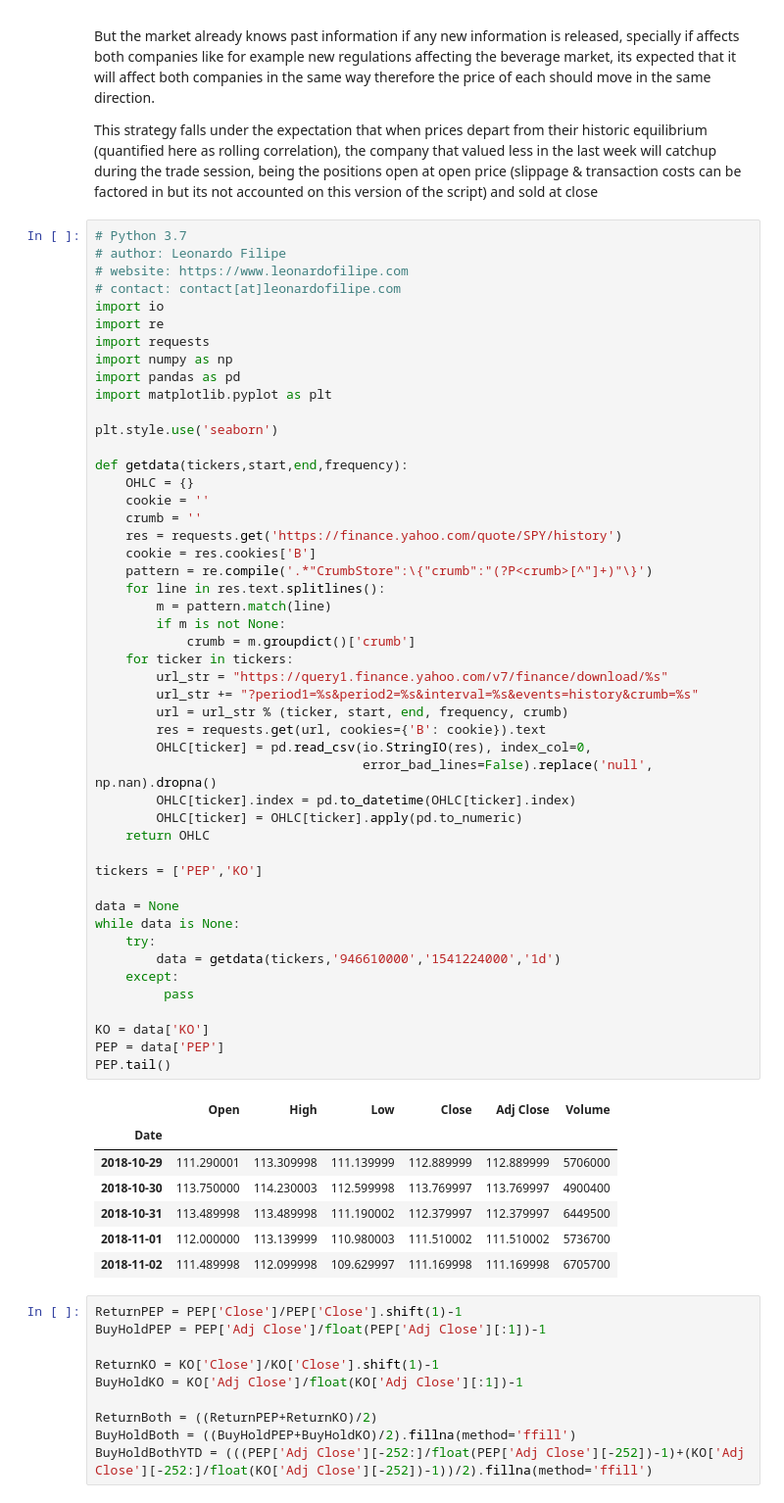
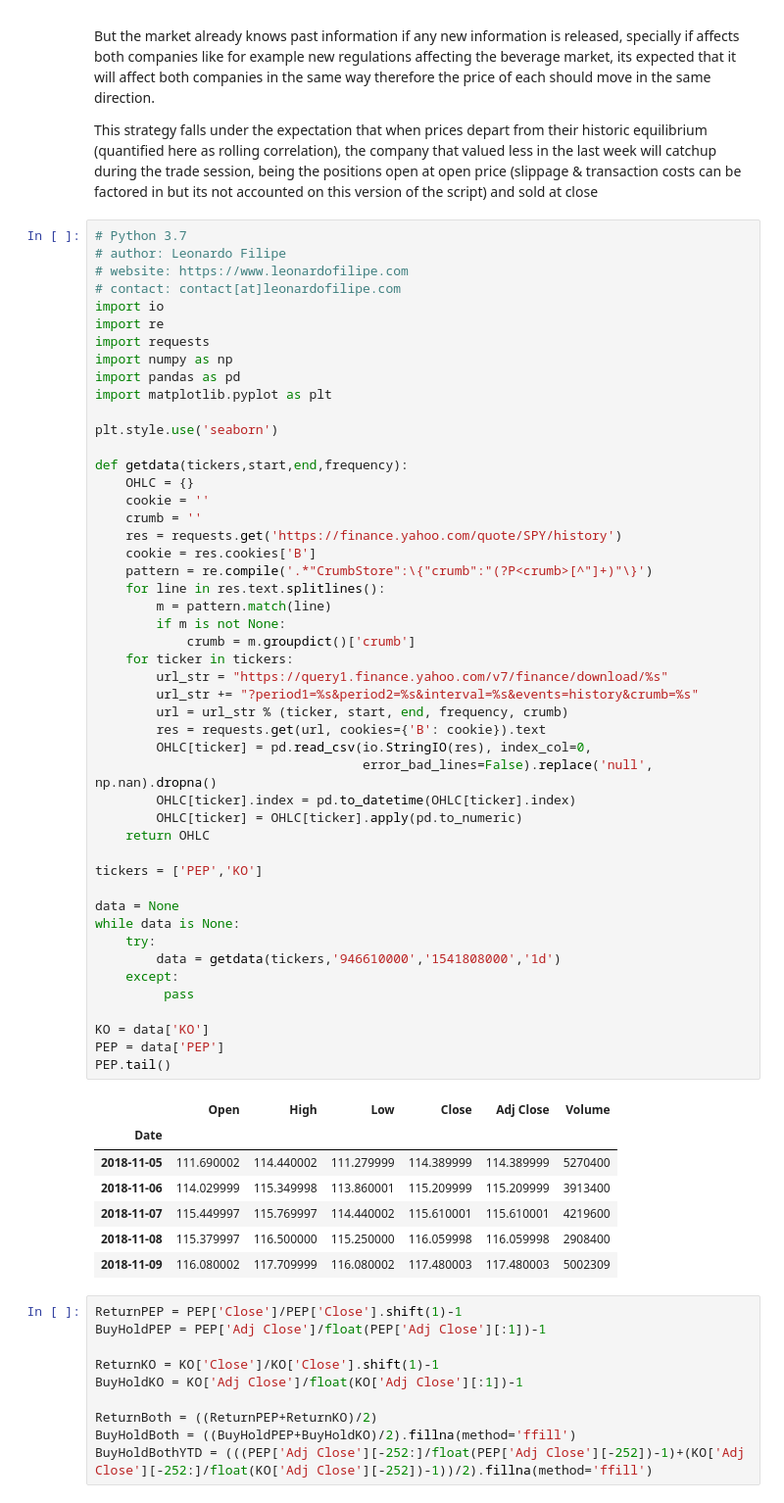
Before and after one commit to LongOnly/Quantitative-Notebooks, a Jupyter notebook: PairsTrading.ipynb, the cells around one changed output. Shown at 98% size. Drawn from its saved outputs; the diff is of its cells as text.

```diff
--- a/PairsTrading.ipynb
+++ b/PairsTrading.ipynb
@@ -27,39 +27,39 @@ def getdata(tickers,start,end,frequency):
     pattern = re.compile('.*"CrumbStore":\{"crumb":"(?P<crumb>[^"]+)"\}')
     for line in res.text.splitlines():
         m = pattern.match(line)
         if m is not None:
             crumb = m.groupdict()['crumb']
     for ticker in tickers:
         url_str = "https://query1.finance.yahoo.com/v7/finance/download/%s"
         url_str += "?period1=%s&period2=%s&interval=%s&events=history&crumb=%s"
         url = url_str % (ticker, start, end, frequency, crumb)
         res = requests.get(url, cookies={'B': cookie}).text
         OHLC[ticker] = pd.read_csv(io.StringIO(res), index_col=0,
                                    error_bad_lines=False).replace('null', np.nan).dropna()
         OHLC[ticker].index = pd.to_datetime(OHLC[ticker].index)
         OHLC[ticker] = OHLC[ticker].apply(pd.to_numeric)
     return OHLC
 
 tickers = ['PEP','KO']
 
 data = None
 while data is None:
     try:
-        data = getdata(tickers,'946610000','1541224000','1d')
+        data = getdata(tickers,'946610000','1541808000','1d')
     except:
          pass
 
 KO = data['KO']
 PEP = data['PEP']
 PEP.tail()
 # %% [output]
 |  | Open | High | Low | Close | Adj Close | Volume |
 | Date |  |  |  |  |  |  |
-| 2018-10-29 | 111.290001 | 113.309998 | 111.139999 | 112.889999 | 112.889999 | 5706000 |
-| 2018-10-30 | 113.750000 | 114.230003 | 112.599998 | 113.769997 | 113.769997 | 4900400 |
-| 2018-10-31 | 113.489998 | 113.489998 | 111.190002 | 112.379997 | 112.379997 | 6449500 |
-| 2018-11-01 | 112.000000 | 113.139999 | 110.980003 | 111.510002 | 111.510002 | 5736700 |
-| 2018-11-02 | 111.489998 | 112.099998 | 109.629997 | 111.169998 | 111.169998 | 6705700 |
+| 2018-11-05 | 111.690002 | 114.440002 | 111.279999 | 114.389999 | 114.389999 | 5270400 |
+| 2018-11-06 | 114.029999 | 115.349998 | 113.860001 | 115.209999 | 115.209999 | 3913400 |
+| 2018-11-07 | 115.449997 | 115.769997 | 114.440002 | 115.610001 | 115.610001 | 4219600 |
+| 2018-11-08 | 115.379997 | 116.500000 | 115.250000 | 116.059998 | 116.059998 | 2908400 |
+| 2018-11-09 | 116.080002 | 117.709999 | 116.080002 | 117.480003 | 117.480003 | 5002309 |
 # %%
 ReturnPEP = PEP['Close']/PEP['Close'].shift(1)-1
 BuyHoldPEP = PEP['Adj Close']/float(PEP['Adj Close'][:1])-1
```
Also changed, not shown: parts of 3 cells of this notebook, 3 other files.
